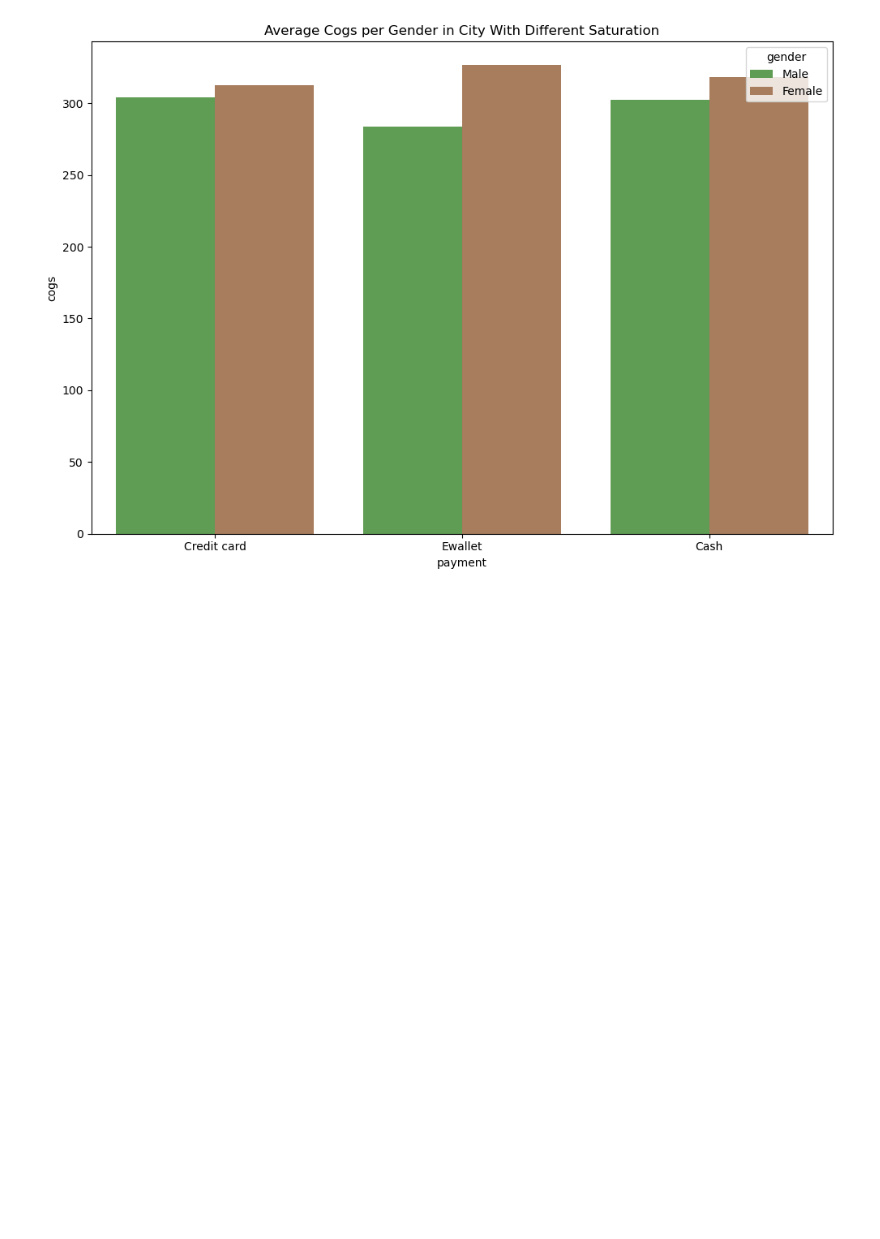
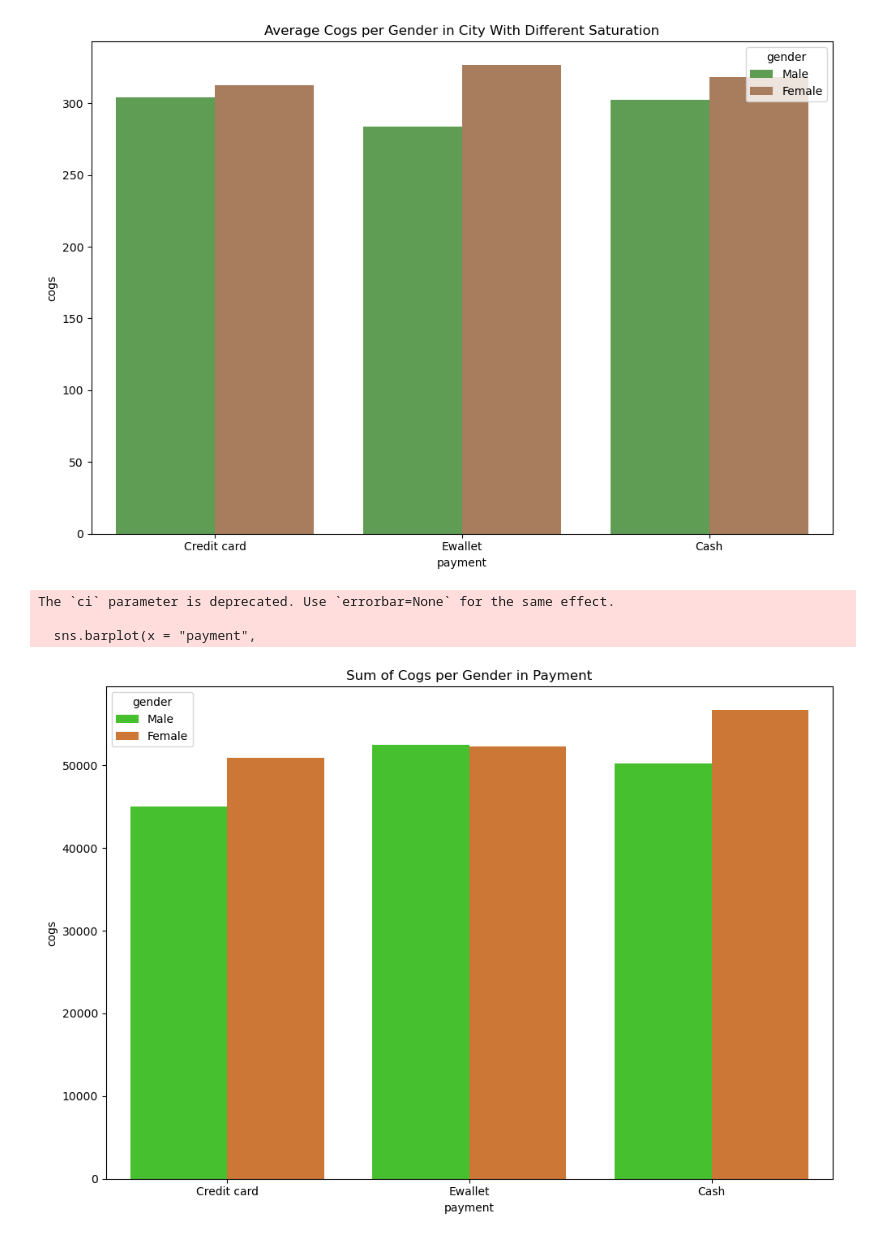
Before and after one commit to UstubecEmre/MatplotlibandSeabornFundamentals, a Jupyter notebook: bar_plots_in_seaborn.ipynb, the cells around one changed output. Cells and saved outputs as stored; diff of their text form; code cells hidden in the pictures; blank space fills up the shorter version.

Commit message:
feat: add examples of Seaborn's estimator argument

```diff
--- a/bar_plots_in_seaborn.ipynb
+++ b/bar_plots_in_seaborn.ipynb
@@ -229,3 +230,23 @@ The `ci` parameter is deprecated. Use `errorbar=None` for the same effect.
 
   sns.barplot(x = "payment",
 [figure]
+# %%
+# change the estimator
+plt.figure(figsize = (10,7))
+sns.barplot(x = "payment",
+            y = "cogs",
+            hue = "gender",
+            hue_order = ["Male","Female"],
+            data = df_sales,
+            palette = "gist_ncar",
+            ci = None,
+            saturation= 0.6,
+            estimator = sum)
+plt.title("Sum of Cogs per Gender in Payment")
+plt.tight_layout()
+plt.show()
+# %% [output]
+The `ci` parameter is deprecated. Use `errorbar=None` for the same effect.
+
+  sns.barplot(x = "payment",
+[figure, added]
```
Also changed, not shown: parts of 3 cells of this notebook.
